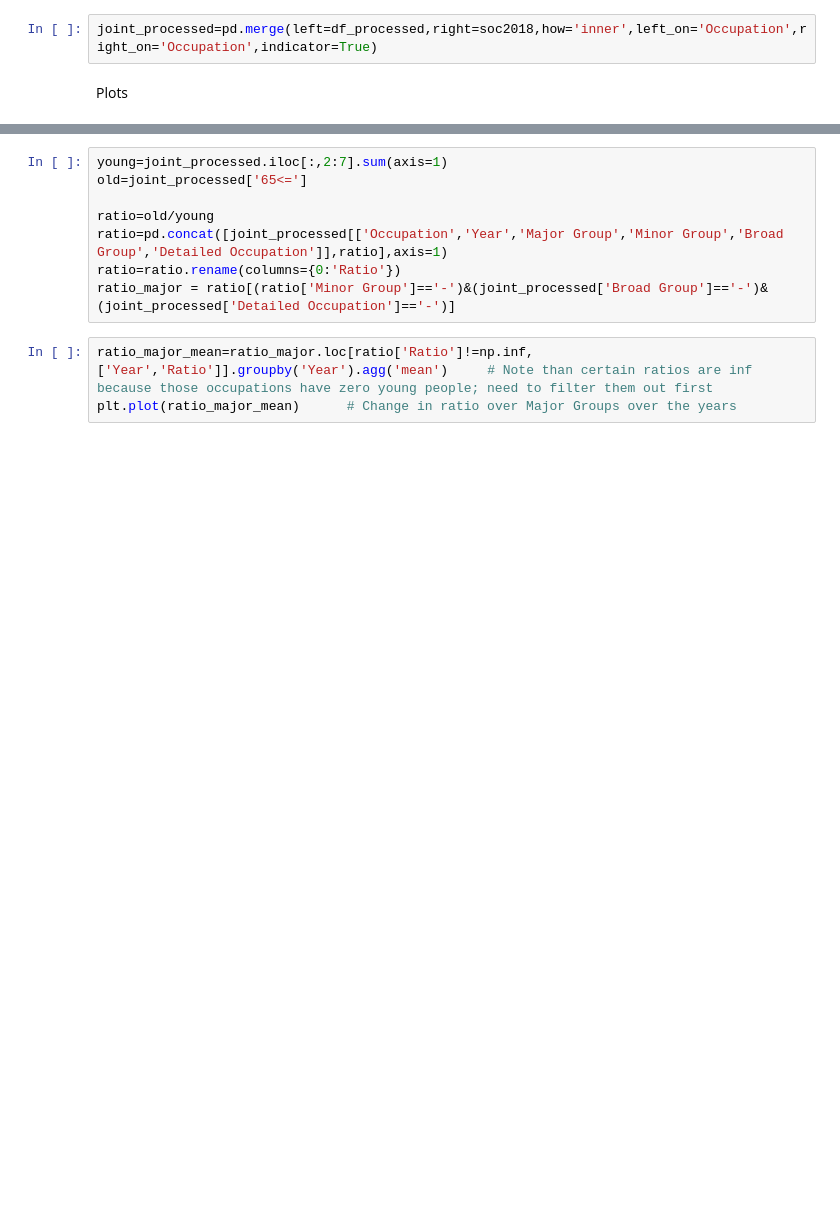
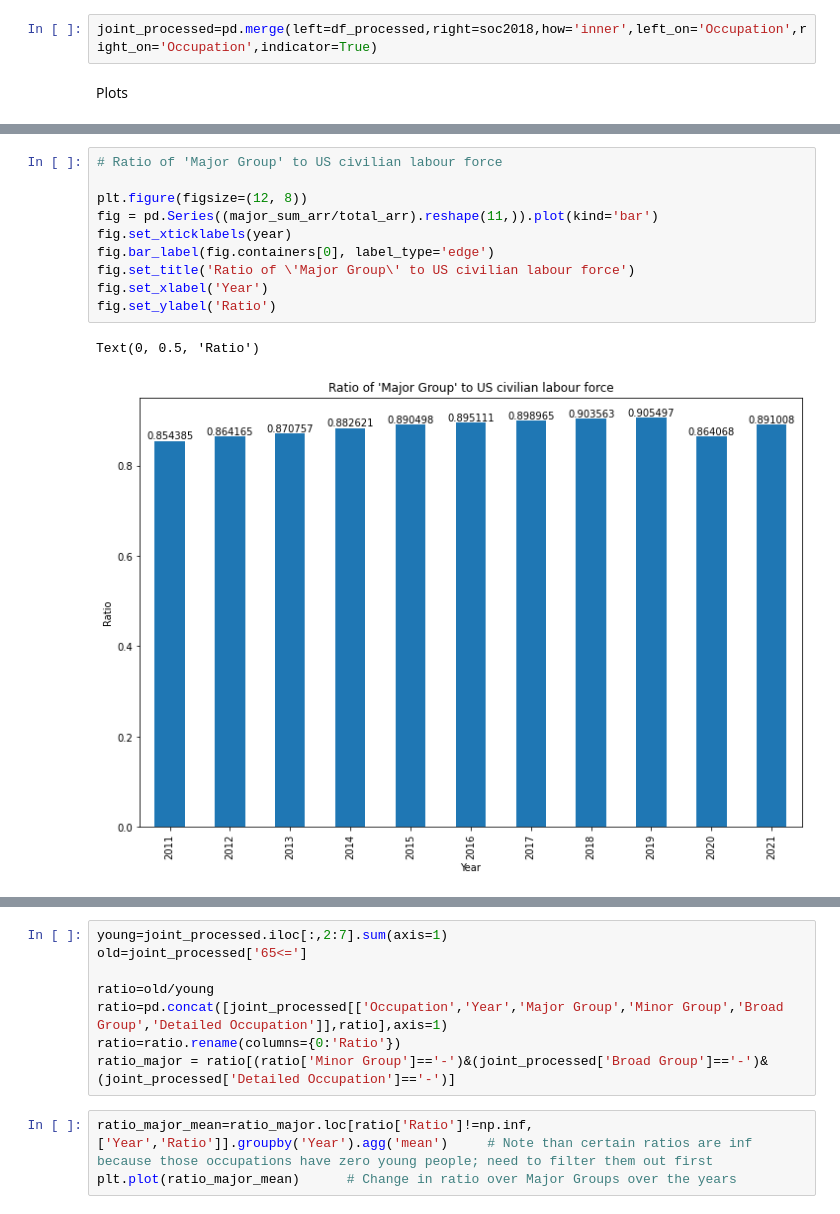
Before and after one commit to terencetan-c/4YP-The-Future-of-Work, a Jupyter notebook: Data cleaning/Data cleaning.ipynb, the cells around one changed output, grey strips where cells are left out. Cells and saved outputs as stored; diff of their text form; blank space fills up the shorter version.

```diff
--- a/Data cleaning/Data cleaning.ipynb
+++ b/Data cleaning/Data cleaning.ipynb
@@ -342,0 +351,13 @@ print((major_sum_arr/total_arr))
+# %%
+# Ratio of 'Major Group' to US civilian labour force
+
+plt.figure(figsize=(12, 8))
+fig = pd.Series((major_sum_arr/total_arr).reshape(11,)).plot(kind='bar')
+fig.set_xticklabels(year)
+fig.bar_label(fig.containers[0], label_type='edge')
+fig.set_title('Ratio of \'Major Group\' to US civilian labour force')
+fig.set_xlabel('Year')
+fig.set_ylabel('Ratio')
+# %% [output]
+Text(0, 0.5, 'Ratio')
+[figure, added]
```
Also changed, not shown: parts of 11 cells of this notebook, 13 other files.
